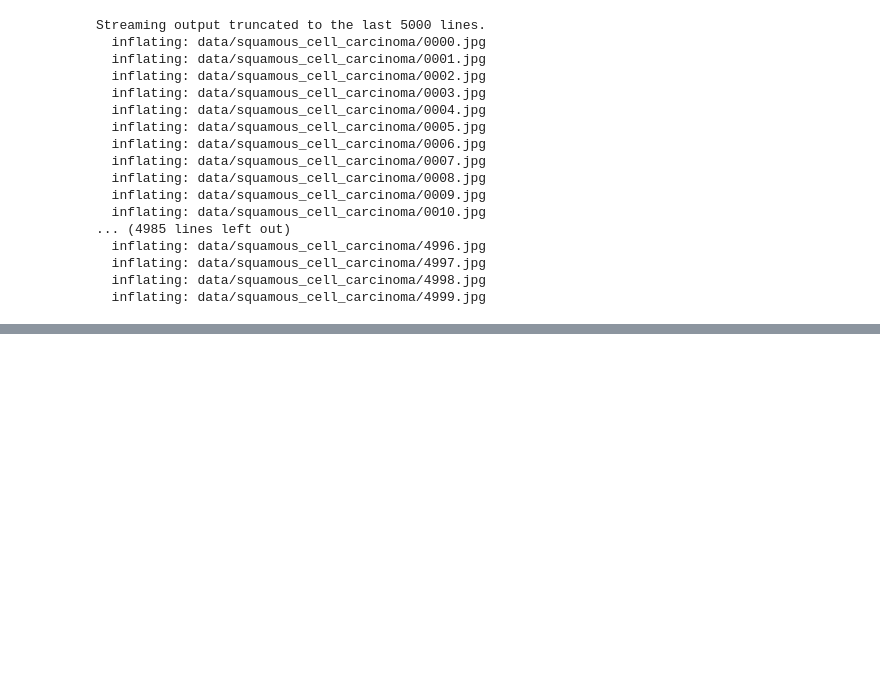
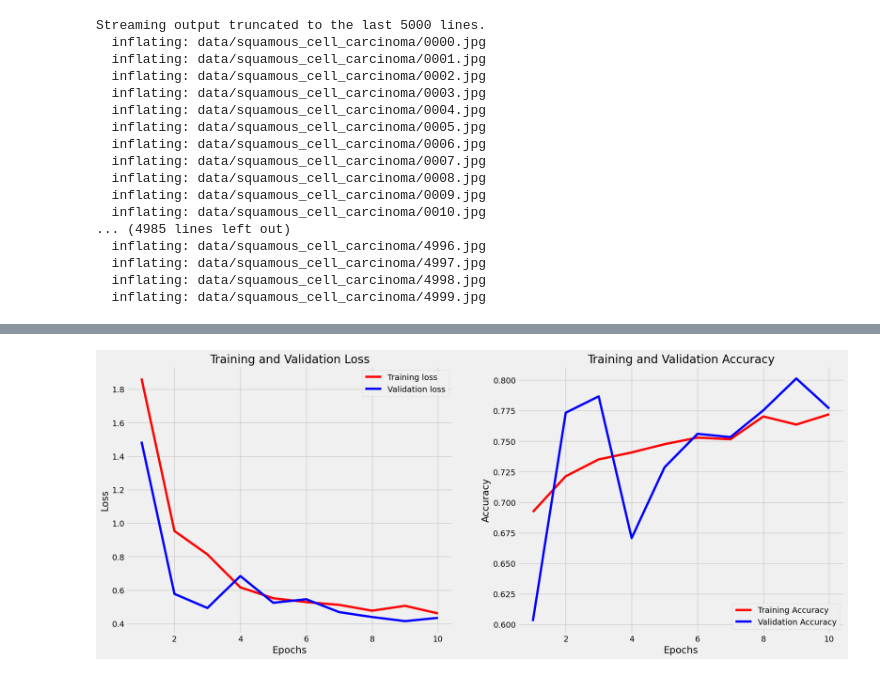
Before and after one commit to angiegh2002/lung-cancer-detection, a Jupyter notebook: lung_cancer_detection.ipynb, the cells around one changed output, grey strips where cells are left out. Saved outputs shown, nothing was run; the diff lists cells and outputs as text; code cells hidden in the pictures; blank space fills up the shorter version.

```diff
--- a/lung_cancer_detection.ipynb
+++ b/lung_cancer_detection.ipynb
@@ -336,0 +109,3 @@ Model Accuracy : 79%
+# %%
+train_df, ts_df = train_test_split(lung_df, train_size = 0.8, shuffle = True, random_state = 42)
+valid_df, test_df = train_test_split(ts_df, train_size = 0.5, shuffle = True, random_state = 42)
@@ -336,0 +161,18 @@ Model Accuracy : 79%
+# %%
+# create Model structure
+img_size = (224, 224)
+channels = 3
+img_shape = (img_size[0], img_size[1], channels)
+class_counts = len(list(train_gen.class_indices.keys()))     # to define number of classes in dense layer
+# %%
+model = Sequential()
+model.add(Input(shape=img_shape))
+model.add(Flatten())
+model.add(Dense(256, activation = 'relu'))
+model.add(Dense(128, activation = 'relu'))
+model.add(Dense(64, activation = 'relu'))
+model.add(Dense(class_counts, activation = 'softmax'))
+
+model.compile(Adamax(learning_rate= 0.001),loss = 'categorical_crossentropy', metrics = ['accuracy'] )
+
+history=model.fit(train_gen, epochs= 10, verbose= 1, validation_data= valid_gen, shuffle= False)
@@ -336,0 +207,4 @@ Model Accuracy : 79%
+# %%
+model_performance(history, 10)
+# %% [output]
+[figure, added]
```
Also changed, not shown: parts of 42 cells of this notebook.
